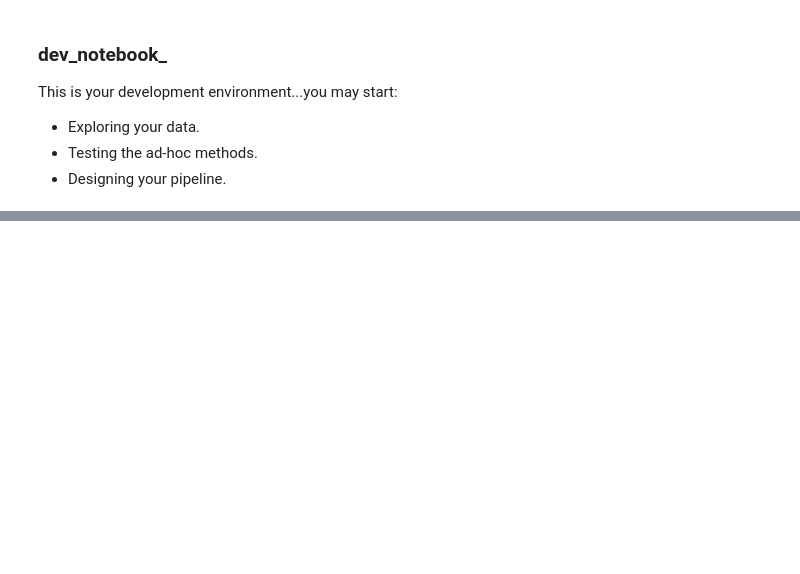
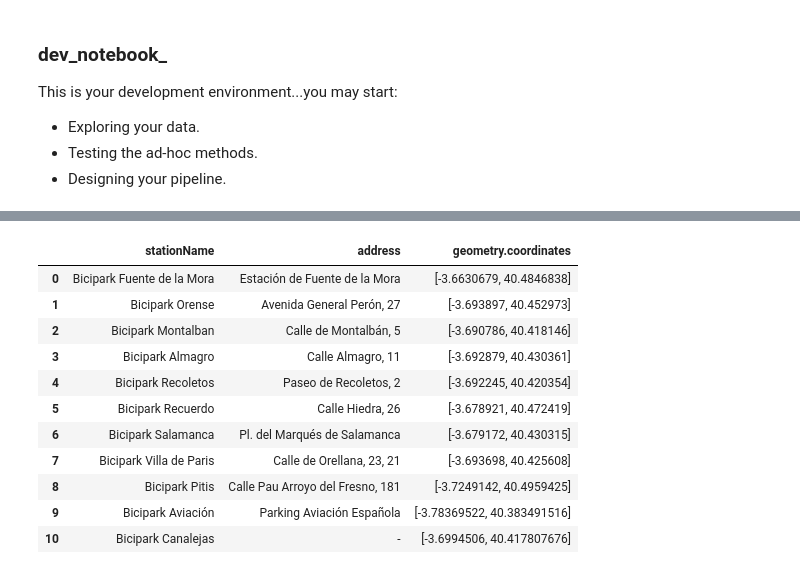
Before and after one commit to SilviaAlconGarrido/project_m1, a Jupyter notebook: notebooks/dev_notebook_.ipynb, the cells around one changed output, grey strips where cells are left out. Cells and saved outputs as stored; diff of their text form; code cells hidden in the pictures; blank space fills up the shorter version.

```diff
--- a/notebooks/dev_notebook_.ipynb
+++ b/notebooks/dev_notebook_.ipynb
@@ -49,0 +101,23 @@ NameError: name 'filepath_or_buffer' is not defined
+# %%
+# Creating the boolean mask
+df_bicipark_mask = df_bicipark_stations.columns.isin(['stationName', 'address', 'geometry.coordinates'])
+
+
+# saving the selected columns
+selectedCols_bicipark = df_bicipark_stations.columns[df_bicipark_mask]
+
+# selecting the desired columns
+df_bicipark_stations[selectedCols_bicipark]
+# %% [output]
+|  | stationName | address | geometry.coordinates |
+| 0 | Bicipark Fuente de la Mora | Estación de Fuente de la Mora | [-3.6630679, 40.4846838] |
+| 1 | Bicipark Orense | Avenida General Perón, 27 | [-3.693897, 40.452973] |
+| 2 | Bicipark Montalban | Calle de Montalbán, 5 | [-3.690786, 40.418146] |
+| 3 | Bicipark Almagro | Calle Almagro, 11 | [-3.692879, 40.430361] |
+| 4 | Bicipark Recoletos | Paseo de Recoletos, 2 | [-3.692245, 40.420354] |
+| 5 | Bicipark Recuerdo | Calle Hiedra, 26 | [-3.678921, 40.472419] |
+| 6 | Bicipark Salamanca | Pl. del Marqués de Salamanca | [-3.679172, 40.430315] |
+| 7 | Bicipark Villa de Paris | Calle de Orellana, 23, 21 | [-3.693698, 40.425608] |
+| 8 | Bicipark Pitis | Calle Pau Arroyo del Fresno, 181 | [-3.7249142, 40.4959425] |
+| 9 | Bicipark Aviación | Parking Aviación Española | [-3.78369522, 40.383491516] |
+| 10 | Bicipark Canalejas | - | [-3.6994506, 40.417807676] |
```
Also changed, not shown: parts of 6 cells of this notebook.
